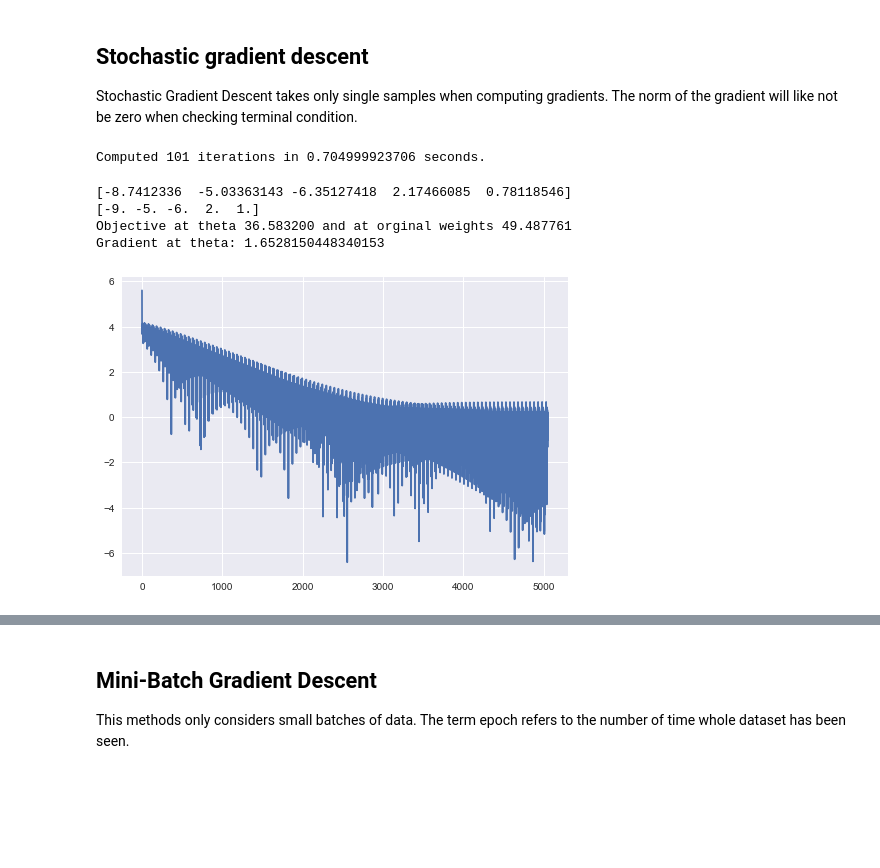
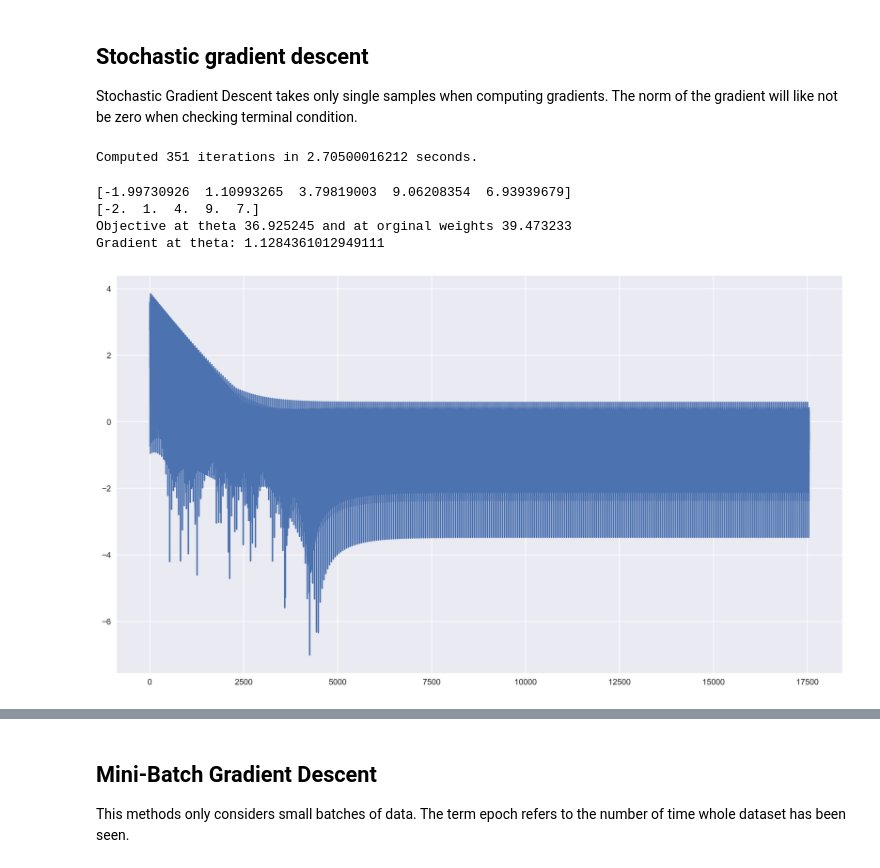
Before and after one commit to burkovae/notebook-collection, a Jupyter notebook: SimpleModel.ipynb, the cells around one changed output, grey strips where cells are left out. Drawn from its saved outputs; the diff is of its cells as text; code cells hidden in the pictures; blank space fills up the shorter version.

```diff
--- a/SimpleModel.ipynb
+++ b/SimpleModel.ipynb
@@ -47,8 +51,15 @@ print np.sum((predictedY - ySet)**2)
 # %%
 # The objective function measures the error of our prediction for a given sample set S
-def objective_function(w, S):
-    return np.sum([(linear_model(x, w) - y)**2 for x,y in S])# + np.sqrt(np.sum(w**2))
+def objective_function(theta, S):
+    return np.sum([(linear_model(x, theta) - y)**2 for x,y in S]) # + np.sqrt(np.sum(w**2))
 
-# evaluate the error on the random guess
+# The objective function measures the error of our prediction for a given sample set S
+def objective_function(theta, S):
+    error = 0.
+    for x,y in S:
+        error += (linear_model(x, theta) - y)**2
+    return error
+
+# evaluate the error on a random guess
 objective_function(theta, S)
 # %% [output]
@@ -56,4 +67,12 @@ objective_function(theta, S)
 # %%
+def objective_function_gradient_2(theta, S):
+    gradient = np.zeros_like(theta)
+    for x,y in S:
+        _x = np.append(1, x)
+        gradient += 2 * _x * (linear_model(x, theta) - y)
+    return gradient
+
+
 # Manual Differentiation
 # Ex  = (f(x,w) - y)^2 = f(x,w)^2 - 2*f(x,w)*y + y^2
 # Ex/dw = (f(x,w)^2 - 2*f(x,w)*y)/dw    | f(x) = g(h(x)) =>  f'(x) = g'(h(x))h'(x)
@@ -61,7 +80,10 @@ objective_function(theta, S)
 #   where
 #     f(x,w)/dw = (1, x_1, ... x_d)
 def objective_function_gradient(theta, S):
-    return np.sum([2*(linear_model(x, theta)*np.append(1, x)) - 2*np.append(1, x)*y for x,y in S], axis = 0)
+    return np.sum([2*(linear_model(x, theta)*np.append(1, x)) -
+                   2* np.append(1, x)*y for x,y in S], axis = 0)
+
+
 
 # Automatic Differentiation !
 from autograd import grad
@@ -88,6 +112,7 @@ Batch Gradient Descent takes all data into consideration
 # %%
 theta = rnd.normal(size = 5)*rnd.randint(-50, 50, size = 5)# + rnd.normal(size = 5)*50
 error = [objective_function(theta, S)]
+gradientNorm = list()
 gradient_fun = objective_function_gradient
 learningRate = 0.001
 maxIter = 1000
@@ -101,6 +126,7 @@ while condition:
     theta -= learningRate*gradient
     niter += 1
     error.append(objective_function(theta, S))
+    gradientNorm.append(np.linalg.norm(gradient))
     condition = not (np.isclose(0., np.linalg.norm(gradient)) or niter > maxIter)
 print 'Computed %d iterations in %s seconds.' % (niter, (time.time() - t))
 # %% [output]
@@ -127,9 +159,11 @@ Stochastic Gradient Descent takes only single samples when computing gradients.
 # %%
 theta = rnd.normal(size = 5)*rnd.randint(-50, 50, size = 5)# + rnd.normal(size = 5)*50
 error = [objective_function(theta, S)]
+localerror = list()
+gradientNorm = list()
 gradient_fun = objective_function_gradient
 learningRate = 0.001
-maxIter = 100
+maxIter = 350
 
 t = time.time()
 condition = True
@@ -139,22 +173,24 @@ while condition:
         _S = S[j:j+1]
         gradient = gradient_fun(theta, _S)
         theta -= learningRate*gradient
-        error.append(objective_function(theta, _S))
+        localerror.append(objective_function(theta, _S))
+    error.append(objective_function(theta, S))
+    gradientNorm.append(np.linalg.norm(gradient))
     niter += 1
     condition = not (np.isclose(0., np.linalg.norm(gradient)) or niter > maxIter)
 print 'Computed %d iterations in %s seconds.' % (niter, (time.time() - t))
 # %% [output]
-Computed 101 iterations in 0.704999923706 seconds.
+Computed 351 iterations in 2.70500016212 seconds.
 # %%
 print(theta)
 print(optw)
 print 'Objective at theta %f and at orginal weights %f' % (objective_function(theta, S), objective_function(optw, S))
 print 'Gradient at theta: %.16f' % np.linalg.norm(gradient_fun(theta, S))
-plt.plot(np.log10(error))
+plt.plot(np.log10(localerror))
 plt.show()
 # %% [output]
-[-8.7412336  -5.03363143 -6.35127418  2.17466085  0.78118546]
-[-9. -5. -6.  2.  1.]
-Objective at theta 36.583200 and at orginal weights 49.487761
-Gradient at theta: 1.6528150448340153
+[-1.99730926  1.10993265  3.79819003  9.06208354  6.93939679]
+[-2.  1.  4.  9.  7.]
+Objective at theta 36.925245 and at orginal weights 39.473233
+Gradient at theta: 1.1284361012949111
-[figure, old version]
+[figure, new version]
```
Also changed, not shown: parts of 30 cells of this notebook, 1 other file.
